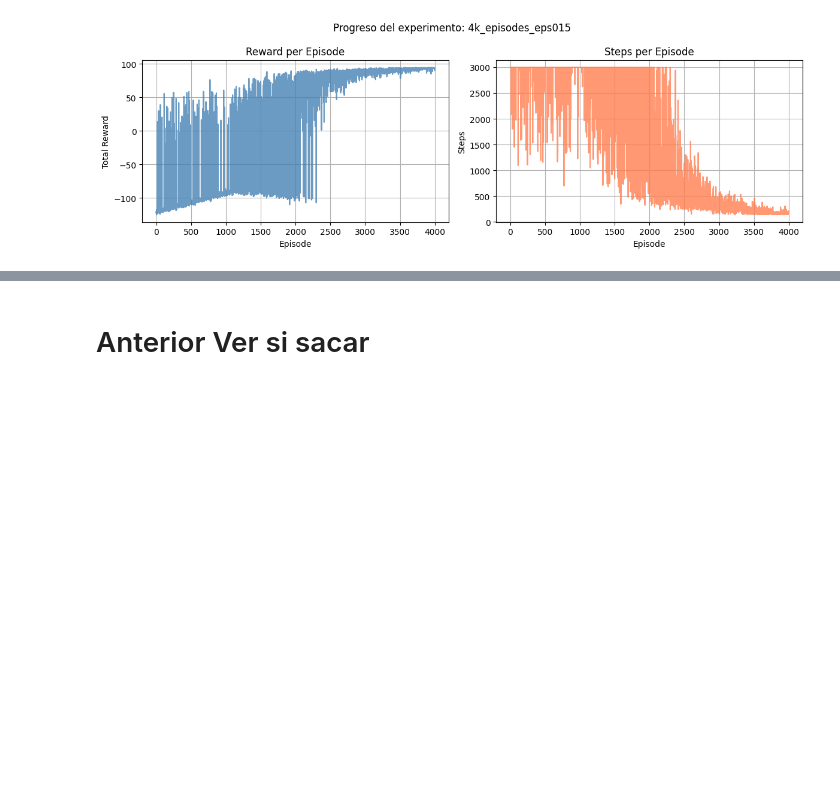
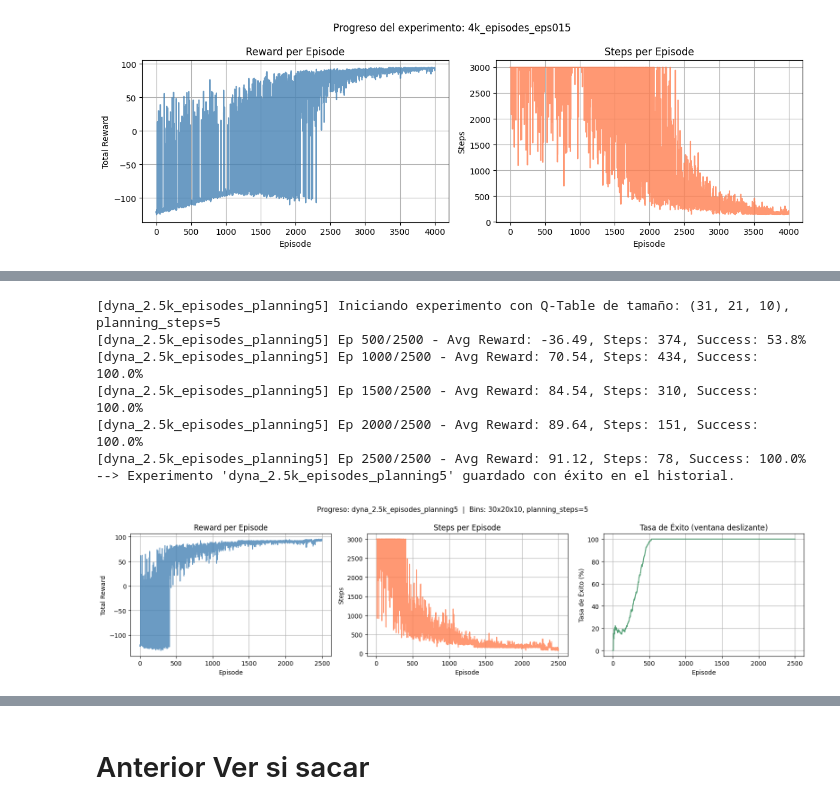
Before and after one commit to Martinabz/Obligatorio-IA-Abzaradel-Olaso-282958-281981-, a Jupyter notebook: Obligatorio Marzo 2026/MountainCarContinuous/continuous_mountain_car.ipynb, the cells around one changed output, grey strips where cells are left out. Saved outputs shown, nothing was run; the diff lists cells and outputs as text; code cells hidden in the pictures; blank space fills up the shorter version.

```diff
--- a/Obligatorio Marzo 2026/MountainCarContinuous/continuous_mountain_car.ipynb
+++ b/Obligatorio Marzo 2026/MountainCarContinuous/continuous_mountain_car.ipynb
@@ -419,0 +506,26 @@ Entrenando agente Q-Learning...
+# %%
+env = gym.make('MountainCarContinuous-v0', render_mode='rgb_array')
+id_d3 = "dyna_2.5k_episodes_planning5"
+dyna_manager.train_run(
+    env=env,
+    run_id=id_d3,
+    x_bins=30, vel_bins=20, action_bins=10,
+    planning_steps=5,
+    episodes=2500,
+    alpha=0.05,
+    gamma=0.99,
+    epsilon_start=0.99,
+    epsilon_end=0.0005,
+    max_steps=3000,
+)
+env.close()
+dyna_manager.plot_training_history(id_d3)
+# %% [output]
+[dyna_2.5k_episodes_planning5] Iniciando experimento con Q-Table de tamaño: (31, 21, 10), planning_steps=5
+[dyna_2.5k_episodes_planning5] Ep 500/2500 - Avg Reward: -36.49, Steps: 374, Success: 53.8%
+[dyna_2.5k_episodes_planning5] Ep 1000/2500 - Avg Reward: 70.54, Steps: 434, Success: 100.0%
+[dyna_2.5k_episodes_planning5] Ep 1500/2500 - Avg Reward: 84.54, Steps: 310, Success: 100.0%
+[dyna_2.5k_episodes_planning5] Ep 2000/2500 - Avg Reward: 89.64, Steps: 151, Success: 100.0%
+[dyna_2.5k_episodes_planning5] Ep 2500/2500 - Avg Reward: 91.12, Steps: 78, Success: 100.0%
+--> Experimento 'dyna_2.5k_episodes_planning5' guardado con éxito en el historial.
+[figure, added]
```
Also changed, not shown: parts of 19 cells of this notebook.
